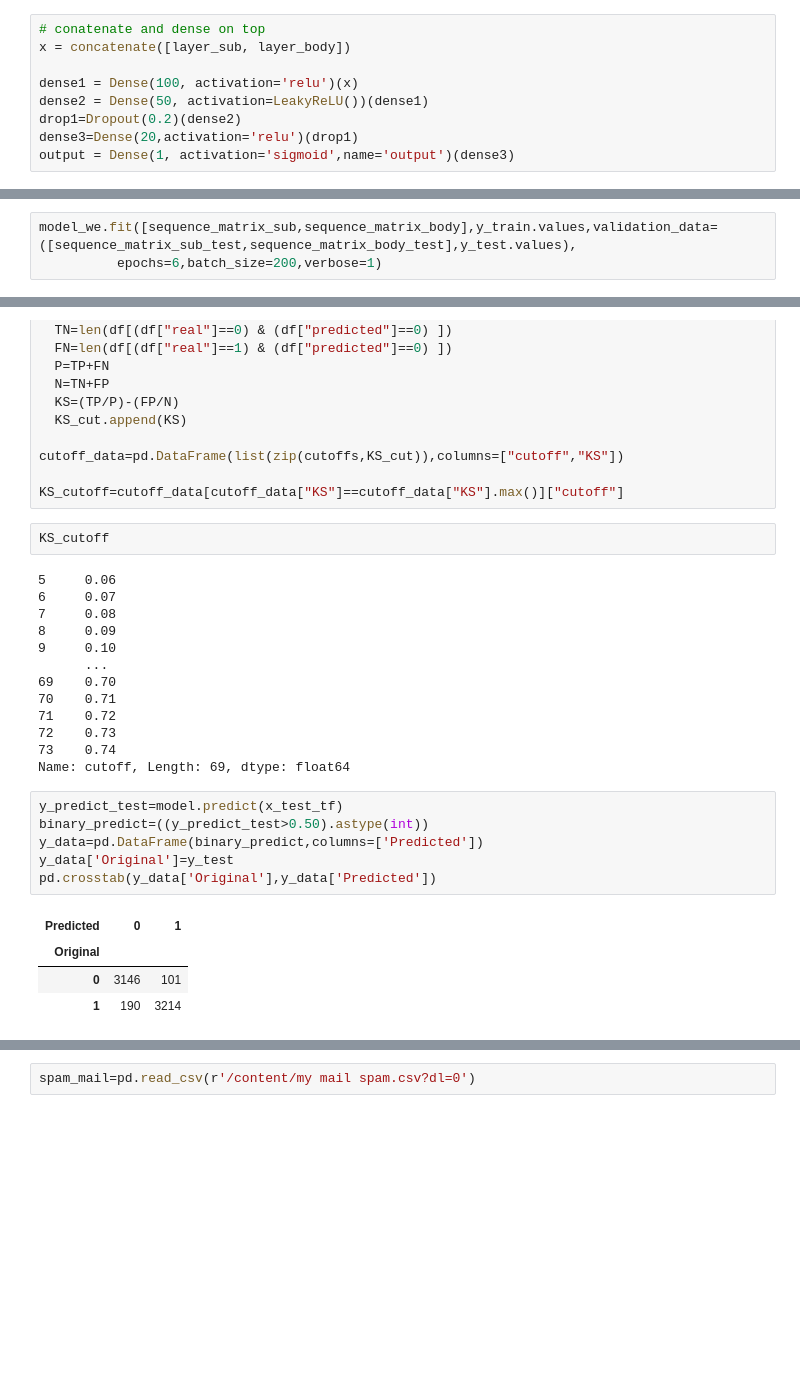
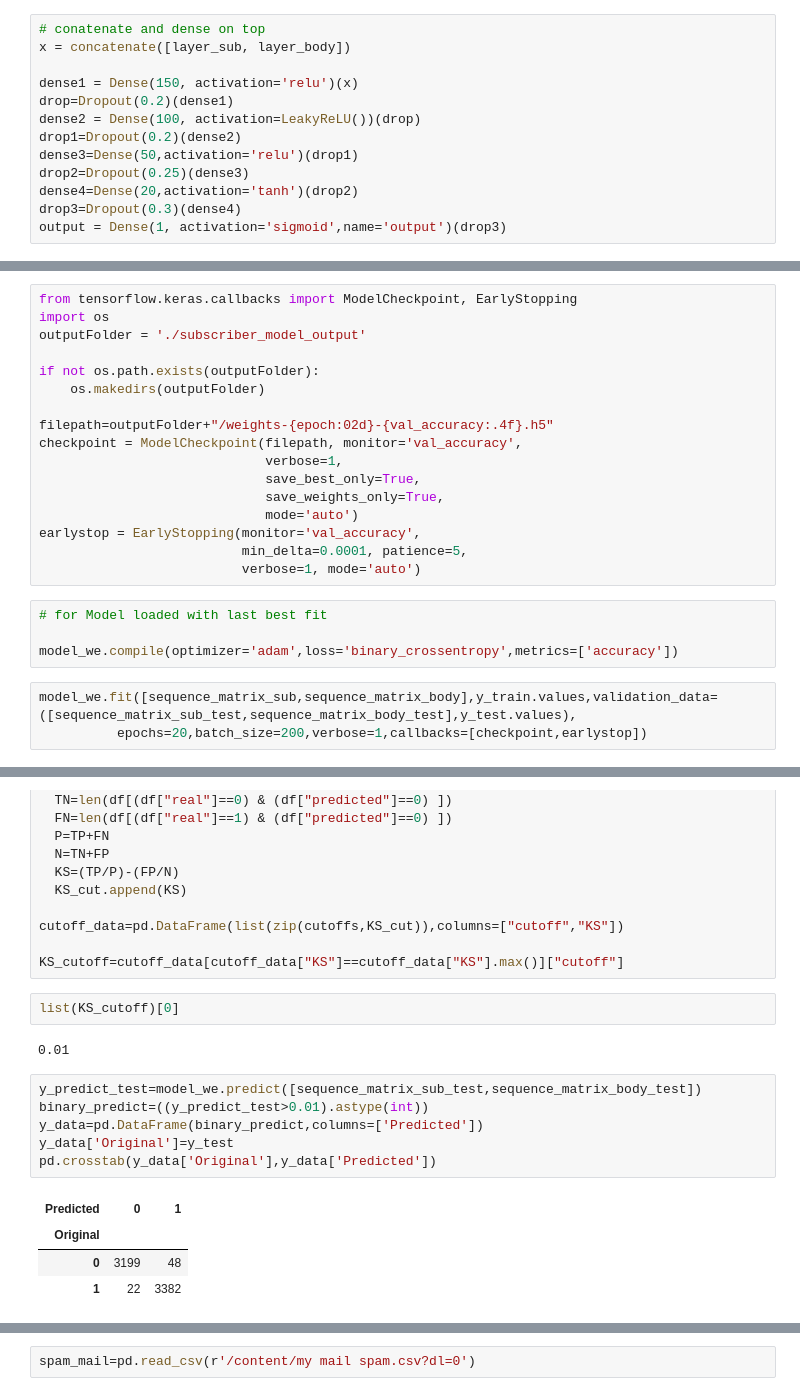
Before and after one commit to VirenderTanwar/Deep-Learning, a Jupyter notebook: Spam_Email_Detection.ipynb, the cells around one changed output, grey strips where cells are left out. Drawn from its saved outputs; the diff is of its cells as text; blank space fills up the shorter version.

Commit message:
Training the model to spam or ham mail
Used TD-IDF and Word Embedding (Glove) for feature extraction and trained the model. Chosen word embedding it is giving better results compared to TD-IDF.

```diff
--- a/Spam_Email_Detection.ipynb
+++ b/Spam_Email_Detection.ipynb
@@ -369,11 +374,15 @@ layer_body = LSTM(64)(layer_body)
 # conatenate and dense on top
 x = concatenate([layer_sub, layer_body])
 
-dense1 = Dense(100, activation='relu')(x)
-dense2 = Dense(50, activation=LeakyReLU())(dense1)
+dense1 = Dense(150, activation='relu')(x)
+drop=Dropout(0.2)(dense1)
+dense2 = Dense(100, activation=LeakyReLU())(drop)
 drop1=Dropout(0.2)(dense2)
-dense3=Dense(20,activation='relu')(drop1)
-output = Dense(1, activation='sigmoid',name='output')(dense3)
+dense3=Dense(50,activation='relu')(drop1)
+drop2=Dropout(0.25)(dense3)
+dense4=Dense(20,activation='tanh')(drop2)
+drop3=Dropout(0.3)(dense4)
+output = Dense(1, activation='sigmoid',name='output')(drop3)
 # %%
 model_we = Model(inputs=[input_sub,input_body],outputs=[output])
 model_we.compile(optimizer='adam',loss='binary_crossentropy',metrics=['accuracy'])
@@ -403,4 +413,25 @@ plot_model(model_we,show_shapes=True)
+# %%
+from tensorflow.keras.callbacks import ModelCheckpoint, EarlyStopping
+import os
+outputFolder = './subscriber_model_output'
+
+if not os.path.exists(outputFolder):
+    os.makedirs(outputFolder)
+
+filepath=outputFolder+"/weights-{epoch:02d}-{val_accuracy:.4f}.h5"
+checkpoint = ModelCheckpoint(filepath, monitor='val_accuracy',
+                             verbose=1,
+                             save_best_only=True,
+                             save_weights_only=True,
+                             mode='auto')
+earlystop = EarlyStopping(monitor='val_accuracy',
+                          min_delta=0.0001, patience=5,
+                          verbose=1, mode='auto')
+# %%
+# for Model loaded with last best fit
+
+model_we.compile(optimizer='adam',loss='binary_crossentropy',metrics=['accuracy'])
 # %%
 model_we.fit([sequence_matrix_sub,sequence_matrix_body],y_train.values,validation_data=([sequence_matrix_sub_test,sequence_matrix_body_test],y_test.values),
-          epochs=6,batch_size=200,verbose=1)
+          epochs=20,batch_size=200,verbose=1,callbacks=[checkpoint,earlystop])
 # %% [output]
@@ -443,29 +483,18 @@ for cutoff in cutoffs:
 cutoff_data=pd.DataFrame(list(zip(cutoffs,KS_cut)),columns=["cutoff","KS"])
 
 KS_cutoff=cutoff_data[cutoff_data["KS"]==cutoff_data["KS"].max()]["cutoff"]
-# %%
-KS_cutoff
-# %% [output]
-5     0.06
-6     0.07
-7     0.08
-8     0.09
-9     0.10
-      ...
-69    0.70
-70    0.71
-71    0.72
-72    0.73
-73    0.74
-Name: cutoff, Length: 69, dtype: float64
+# %%
+list(KS_cutoff)[0]
+# %% [output]
+0.01
 # %%
-y_predict_test=model.predict(x_test_tf)
-binary_predict=((y_predict_test>0.50).astype(int))
+y_predict_test=model_we.predict([sequence_matrix_sub_test,sequence_matrix_body_test])
+binary_predict=((y_predict_test>0.01).astype(int))
 y_data=pd.DataFrame(binary_predict,columns=['Predicted'])
 y_data['Original']=y_test
 pd.crosstab(y_data['Original'],y_data['Predicted'])
 # %% [output]
 | Predicted | 0 | 1 |
 | Original |  |  |
-| 0 | 3146 | 101 |
-| 1 | 190 | 3214 |
+| 0 | 3199 | 48 |
+| 1 | 22 | 3382 |
```
Also changed, not shown: parts of 41 cells of this notebook.
